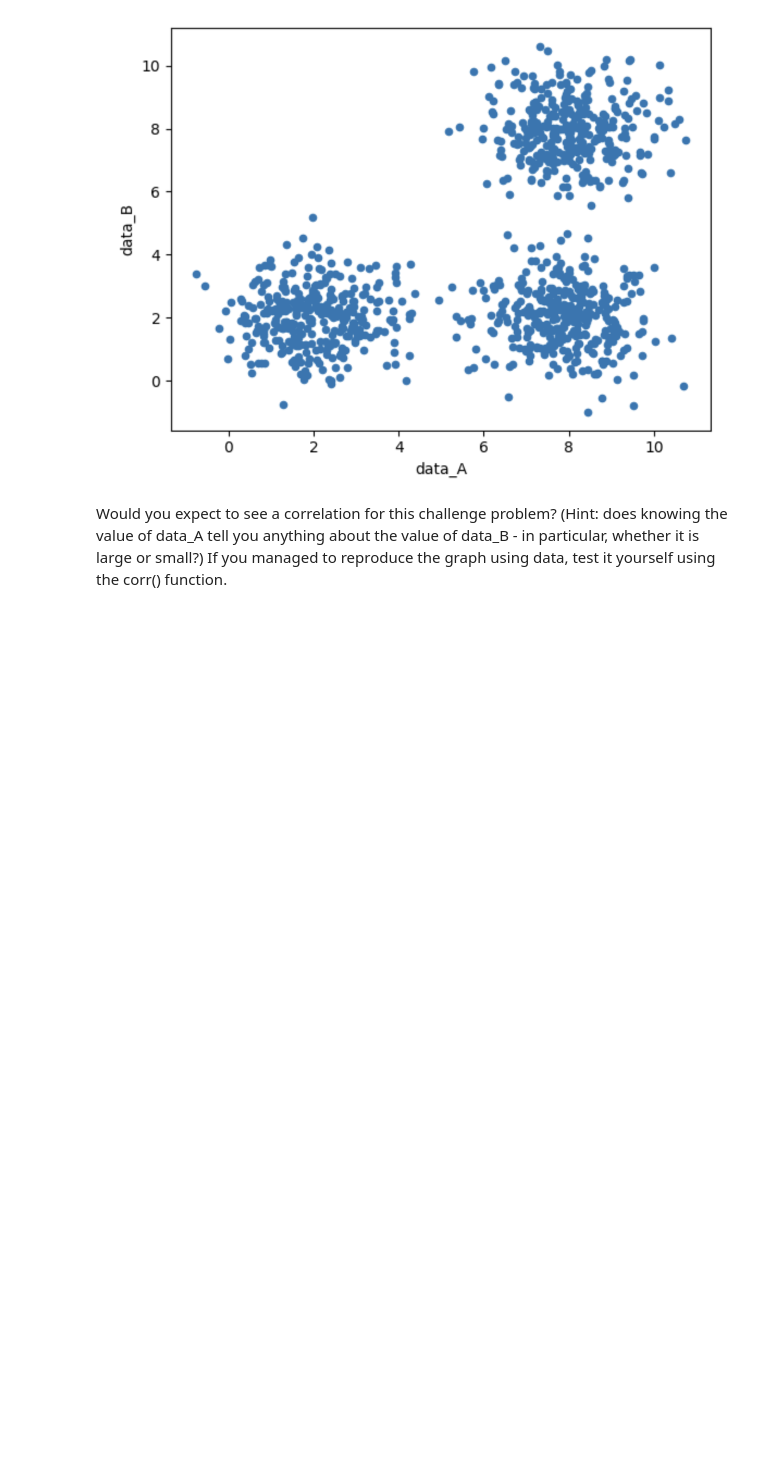
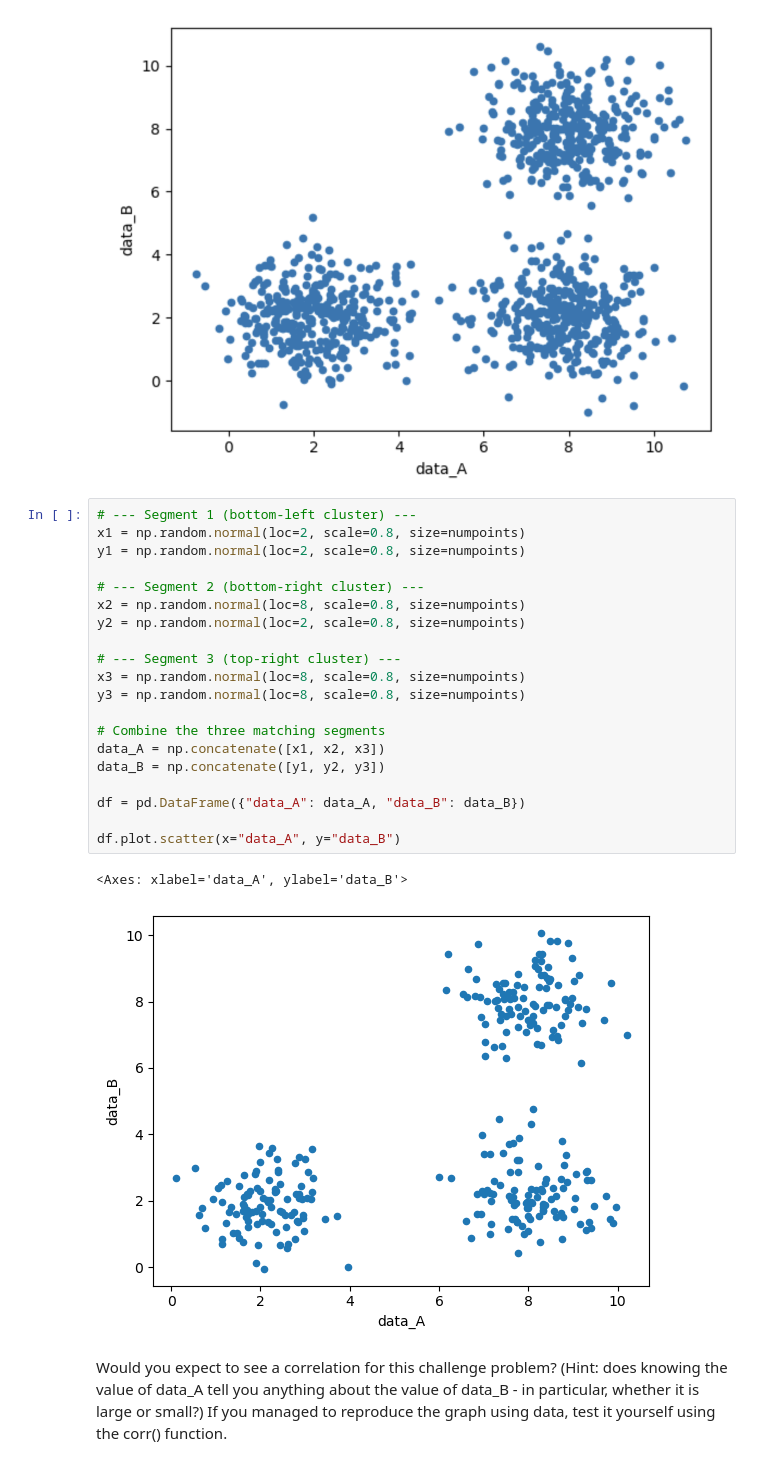
Before and after one commit to chenmichael2/MOD-B-O2, a Jupyter notebook: OMDS-ModB2-Week5-Chen-Michael.ipynb, the cells around one changed output. Cells and saved outputs as stored; diff of their text form; blank space fills up the shorter version.

```diff
--- a/OMDS-ModB2-Week5-Chen-Michael.ipynb
+++ b/OMDS-ModB2-Week5-Chen-Michael.ipynb
@@ -164,5 +174,28 @@ from IPython.display import Image
 Image("threeclouds.png")
 # %% [output]
 [figure]
+# %%
+# --- Segment 1 (bottom-left cluster) ---
+x1 = np.random.normal(loc=2, scale=0.8, size=numpoints)
+y1 = np.random.normal(loc=2, scale=0.8, size=numpoints)
+
+# --- Segment 2 (bottom-right cluster) ---
+x2 = np.random.normal(loc=8, scale=0.8, size=numpoints)
+y2 = np.random.normal(loc=2, scale=0.8, size=numpoints)
+
+# --- Segment 3 (top-right cluster) ---
+x3 = np.random.normal(loc=8, scale=0.8, size=numpoints)
+y3 = np.random.normal(loc=8, scale=0.8, size=numpoints)
+
+# Combine the three matching segments
+data_A = np.concatenate([x1, x2, x3])
+data_B = np.concatenate([y1, y2, y3])
+
+df = pd.DataFrame({"data_A": data_A, "data_B": data_B})
+
+df.plot.scatter(x="data_A", y="data_B")
+# %% [output]
+<Axes: xlabel='data_A', ylabel='data_B'>
+[figure, added]
 # %% [markdown]
 Would you expect to see a correlation for this challenge problem?  (Hint: does knowing the value of data_A tell you anything about the value of data_B - in particular, whether it is large or small?)  If you managed to reproduce the graph using data, test it yourself using the corr() function.
```
Also changed, not shown: parts of 4 cells of this notebook.
